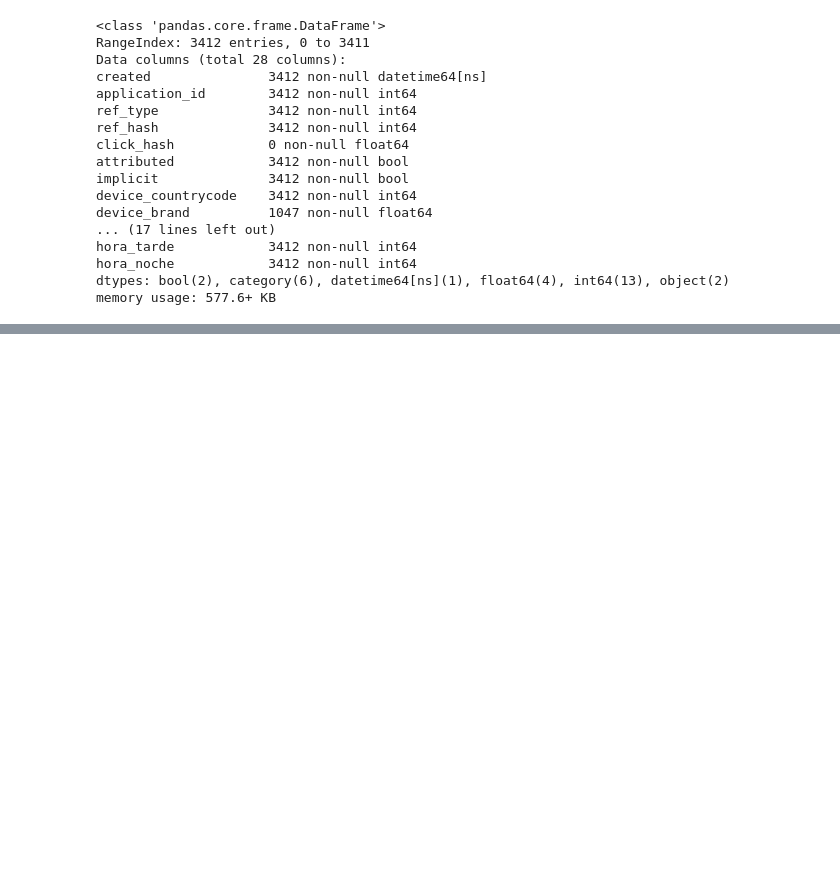
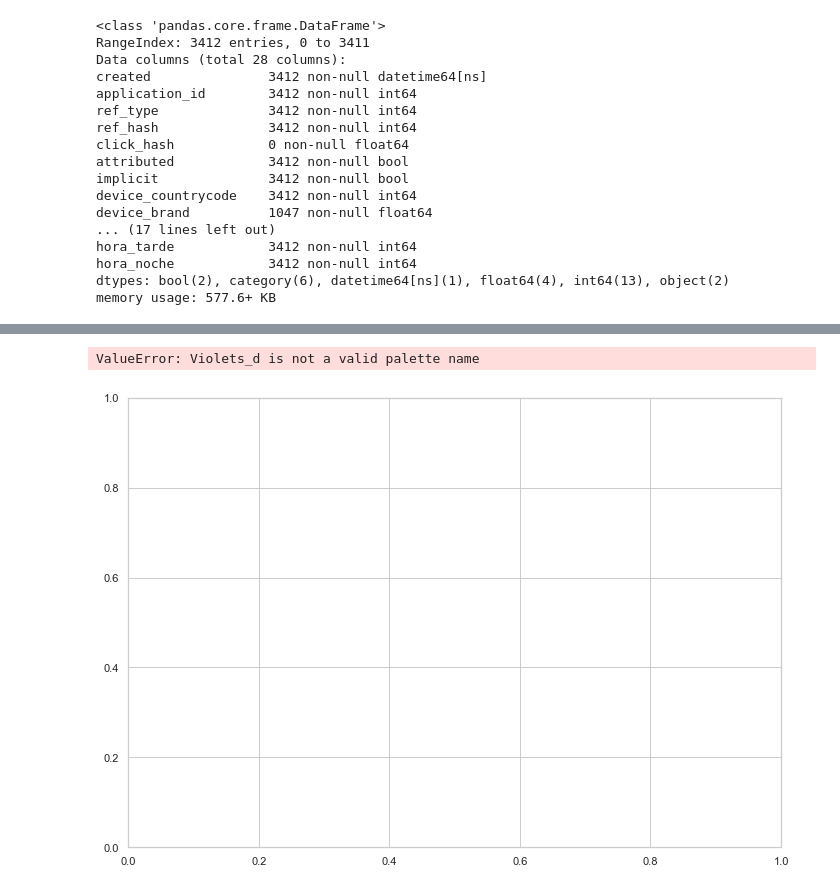
Before and after one commit to asilvestri2020/7506_1C2019, a Jupyter notebook: TP1/Graficos.ipynb, the cells around one changed output, grey strips where cells are left out. Saved outputs shown, nothing was run; the diff lists cells and outputs as text; code cells hidden in the pictures; blank space fills up the shorter version.

```diff
--- a/TP1/Graficos.ipynb
+++ b/TP1/Graficos.ipynb
@@ -773,0 +774,19 @@ Name: device_language, dtype: int64
+# %%
+sns.set(style="whitegrid", color_codes=True)
+
+# Tamaño para hojas A4.
+fig, ax = plt.subplots()
+fig.set_size_inches(11.7, 8.27)
+
+data = events['device_city'].value_counts().head(5)
+pal = sns.color_palette("Violets_d", len(data))
+rank = data.argsort().argsort()   # http://stackoverflow.com/a/6266510/1628638
+#ax.set_xticklabels(ax.get_xticklabels(), rotation=40, ha="right")
+g = sns.barplot(x=data, y=data.index, palette=np.array(pal[::-1])[rank], orient = 'h')
+
+g.set_title(u"Lenguajes que mas instalan", fontsize=35)
+g.set_xlabel(u"Cantidad", fontsize=30)
+g.set_ylabel(u"Marcas", fontsize=30)
+# %% [output]
+ValueError: Violets_d is not a valid palette name
+[figure, added]
```
Also changed, not shown: parts of 2 cells of this notebook.
